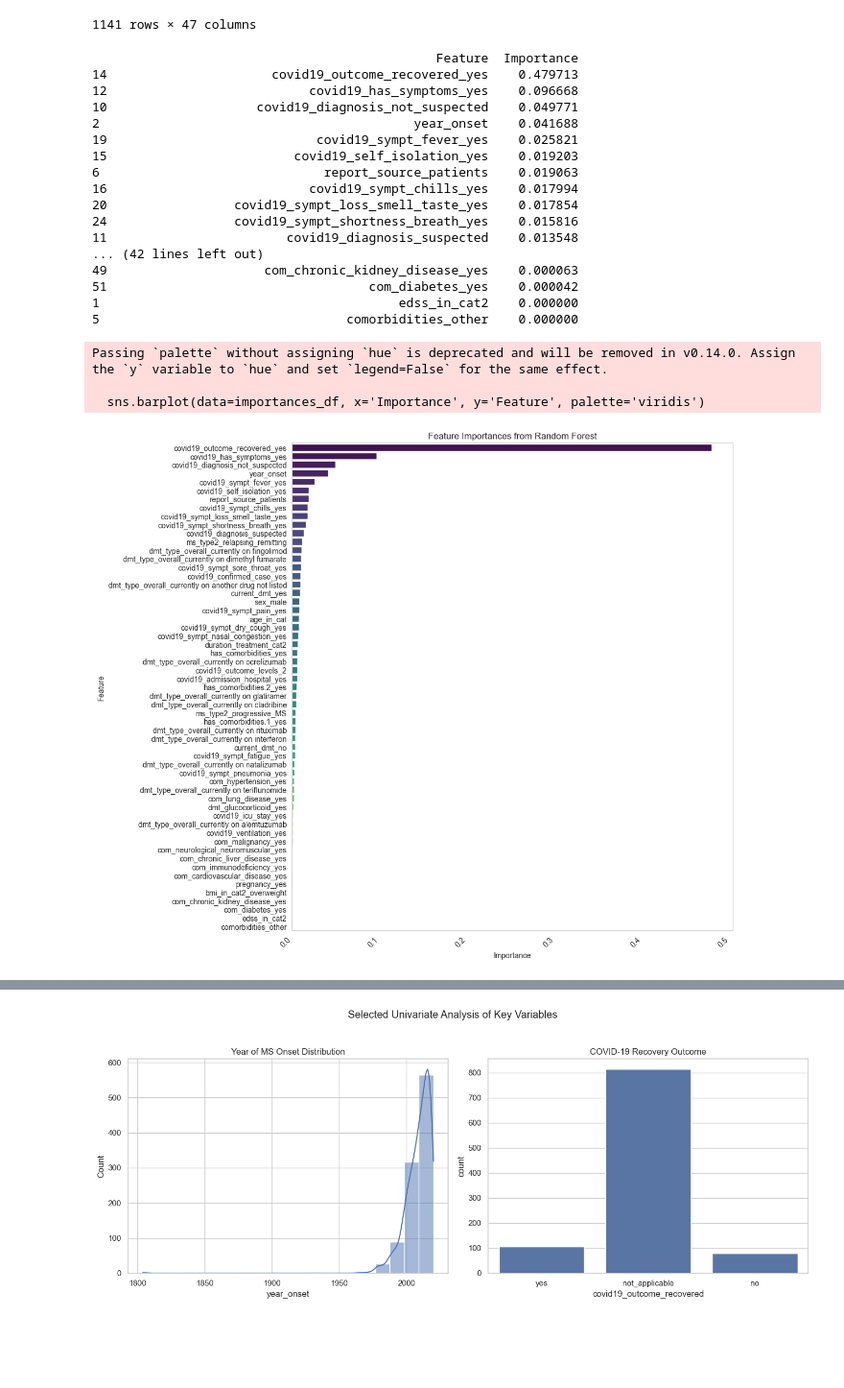
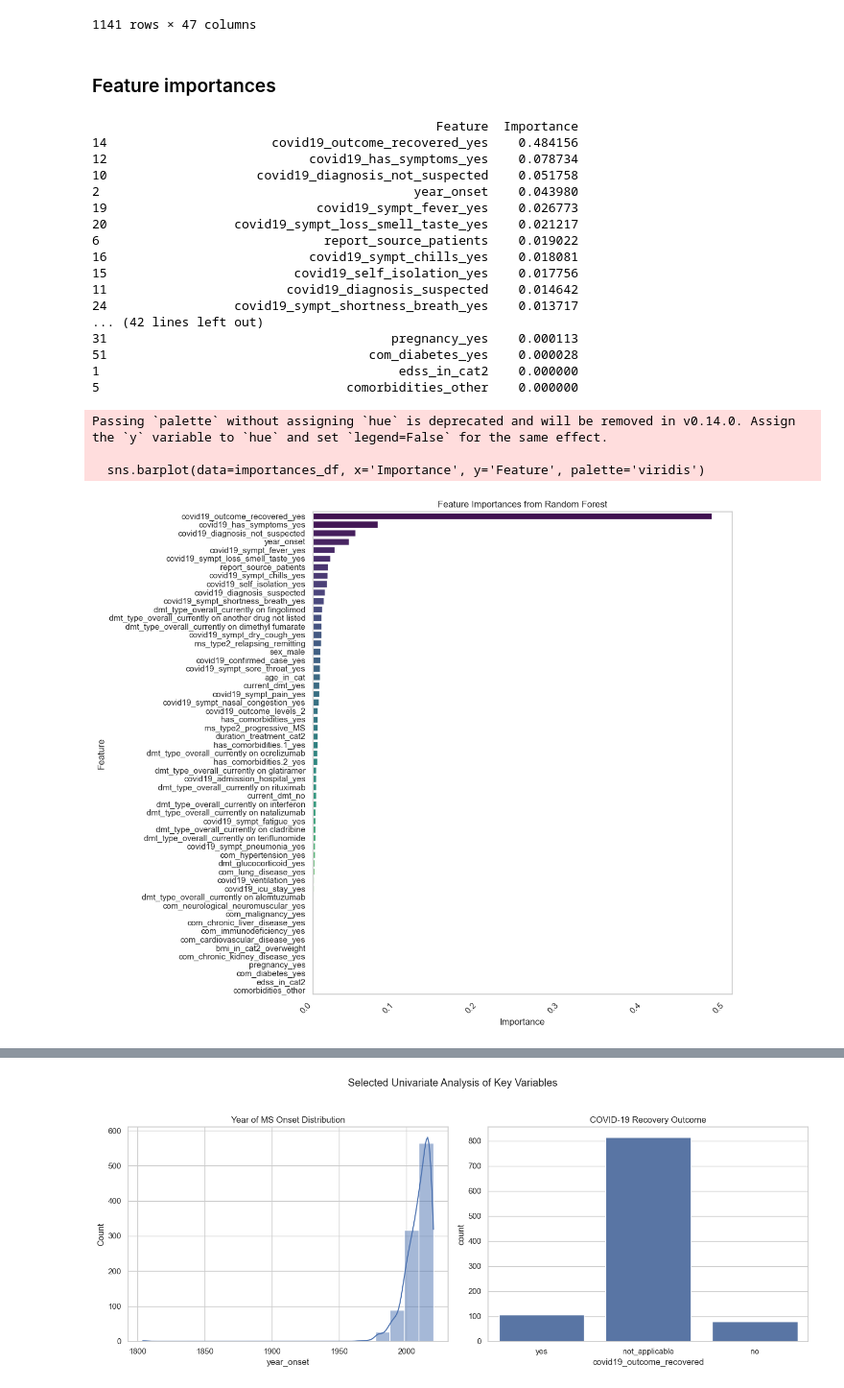
Before and after one commit to sanevat/Effects-of-COVID19-on-MS, a Jupyter notebook: Analysis_and_visualization.ipynb, the cells around one changed output, grey strips where cells are left out. Shown at 96% size. Saved outputs shown, nothing was run; the diff lists cells and outputs as text; code cells hidden in the pictures; blank space fills up the shorter version.

```diff
--- a/Analysis_and_visualization.ipynb
+++ b/Analysis_and_visualization.ipynb
@@ -23,69 +23,82 @@ df
 | 1139 | P_954 | patients | 2 | not_overweight | no | no | ... |
 | 1140 | P_992 | patients | 2 | not_overweight | no | no | ... |
 1141 rows × 47 columns
+# %% [markdown]
+### Feature importances
 # %%
-# Removing columns that start with 'stop_or_end_date_combined' or 'secret_name'
+original_target = df['covid19_outcome_recovered']
+filtered_target = original_target[original_target != 'not_applicable']
+encoded_target = (filtered_target == 'yes').astype(int)
+
+filtered_df = df.loc[filtered_target.index]
+
+numeric_cols = filtered_df.select_dtypes(include=['int64', 'float64']).columns
+categorical_cols = filtered_df.select_dtypes(include=['object']).columns
+
+numeric_imputer = SimpleImputer(strategy='median')
+categorical_imputer = SimpleImputer(strategy='most_frequent')
+
+filtered_df[numeric_cols] = numeric_imputer.fit_transform(filtered_df[numeric_cols])
+filtered_df[categorical_cols] = categorical_imputer.fit_transform(filtered_df[categorical_cols])
+
+encoder = OneHotEncoder(sparse_output=False, drop='first')
+categorical_encoded = encoder.fit_transform(filtered_df[categorical_cols])
+
+encoded_features = encoder.get_feature_names_out(categorical_cols)
+encoded_df = pd.DataFrame(categorical_encoded, columns=encoded_features)
+
 cleaned_df = cleaned_df.loc[:, ~cleaned_df.columns.str.startswith(('stop_or_end_date_combined', 'secret_name'))]
 
-# Updated feature and target data for modeling
 X = cleaned_df
 y = encoded_target.reset_index(drop=True)
 
-# Splitting the data into training and testing sets
 X_train, X_test, y_train, y_test = train_test_split(X, y, test_size=0.2, random_state=42)
 
-# Initialize and train the Random Forest Classifier
-rf_model = RandomForestClassifier(random_state=42, n_estimators=100)
+rf_model = RandomForestClassifier(random_state=42, n_estimators=200)
 rf_model.fit(X_train, y_train)
 
-# Retrieve and display feature importances
 feature_importances = rf_model.feature_importances_
 importances_df = pd.DataFrame({
     'Feature': X.columns,
     'Importance': feature_importances
 }).sort_values(by='Importance', ascending=False)
 
-# Display feature importances
+
 print(importances_df)
 
-# Plotting feature importances
-plt.figure(figsize=(12, 10))  # Increased figure size
+plt.figure(figsize=(12, 10))
 sns.barplot(data=importances_df, x='Importance', y='Feature', palette='viridis')
 
-# Rotate x-axis labels for better readability
-plt.xticks(rotation=45, ha='right')  # Rotate labels to 45 degrees and align them to the right
+
+plt.xticks(rotation=45, ha='right')
 plt.title('Feature Importances from Random Forest')
 plt.xlabel('Importance')
 plt.ylabel('Feature')
-
-# Show grid lines for better readability
 plt.grid(axis='x')
-
-# Show the plot
-plt.tight_layout()  # Adjust the layout to make sure everything fits
+plt.tight_layout()
 plt.show()
 # %% [output]
                                               Feature  Importance
-14                      covid19_outcome_recovered_yes    0.479713
-12                           covid19_has_symptoms_yes    0.096668
-10                    covid19_diagnosis_not_suspected    0.049771
-2                                          year_onset    0.041688
-19                            covid19_sympt_fever_yes    0.025821
-15                         covid19_self_isolation_yes    0.019203
-6                              report_source_patients    0.019063
-16                           covid19_sympt_chills_yes    0.017994
-20                 covid19_sympt_loss_smell_taste_yes    0.017854
-24                 covid19_sympt_shortness_breath_yes    0.015816
-11                        covid19_diagnosis_suspected    0.013548
+14                      covid19_outcome_recovered_yes    0.484156
+12                           covid19_has_symptoms_yes    0.078734
+10                    covid19_diagnosis_not_suspected    0.051758
+2                                          year_onset    0.043980
+19                            covid19_sympt_fever_yes    0.026773
+20                 covid19_sympt_loss_smell_taste_yes    0.021217
+6                              report_source_patients    0.019022
+16                           covid19_sympt_chills_yes    0.018081
+15                         covid19_self_isolation_yes    0.017756
+11                        covid19_diagnosis_suspected    0.014642
+24                 covid19_sympt_shortness_breath_yes    0.013717
 ... (42 lines left out)
-49                     com_chronic_kidney_disease_yes    0.000063
-51                                   com_diabetes_yes    0.000042
+31                                      pregnancy_yes    0.000113
+51                                   com_diabetes_yes    0.000028
 1                                        edss_in_cat2    0.000000
 5                                 comorbidities_other    0.000000
 Passing `palette` without assigning `hue` is deprecated and will be removed in v0.14.0. Assign the `y` variable to `hue` and set `legend=False` for the same effect.
 
   sns.barplot(data=importances_df, x='Importance', y='Feature', palette='viridis')
-[figure, old version]
+[figure, new version]
 # %%
 df.info()
 # %% [output]
```
Also changed, not shown: parts of 17 cells of this notebook, 1 other file.
